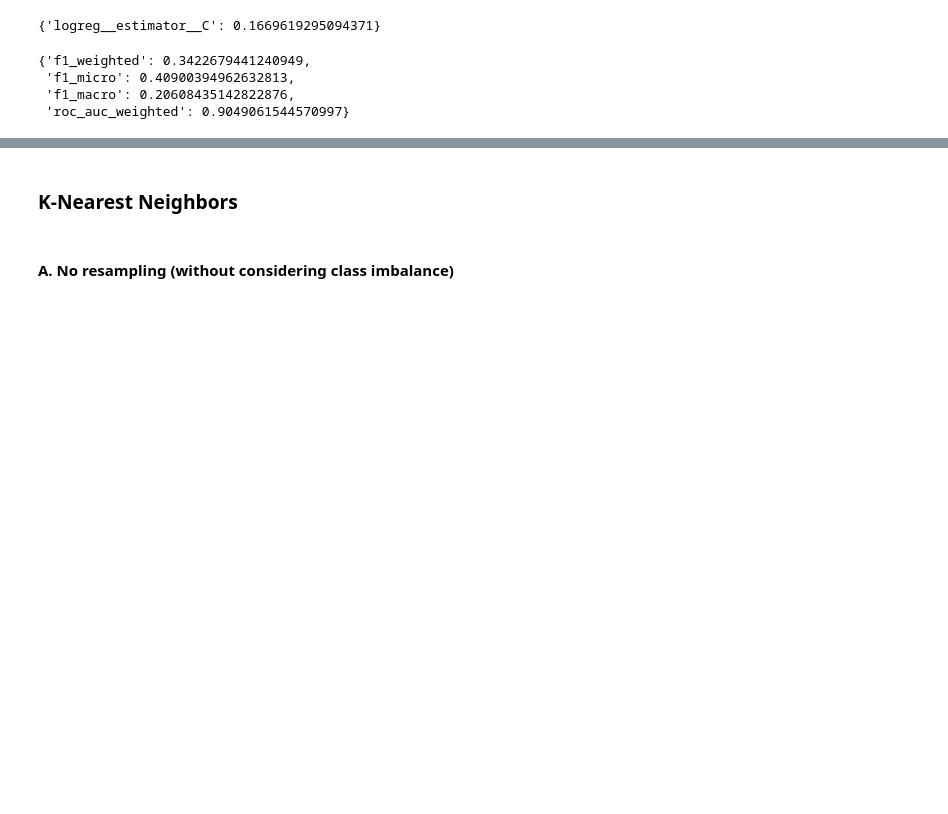
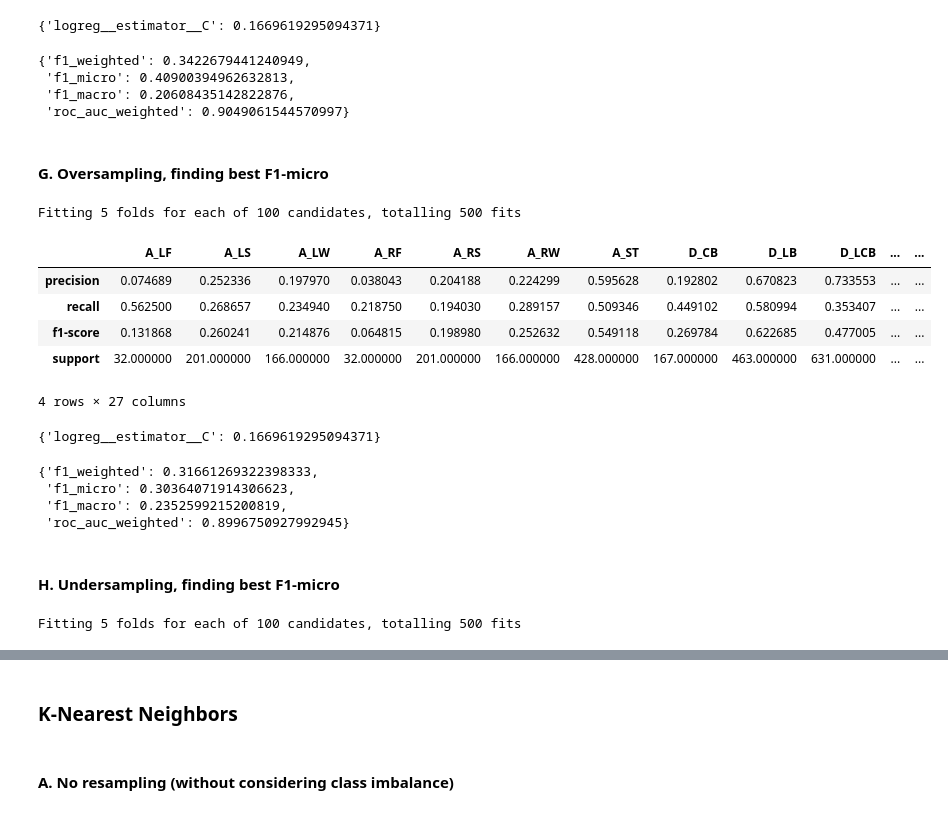
Before and after one commit to simonvellin/football_position_prediction, a Jupyter notebook: pablo/3_feature_selection_and_evaluation.ipynb, the cells around one changed output, grey strips where cells are left out. Saved outputs shown, nothing was run; the diff lists cells and outputs as text; code cells hidden in the pictures; blank space fills up the shorter version.

```diff
--- a/pablo/3_feature_selection_and_evaluation.ipynb
+++ b/pablo/3_feature_selection_and_evaluation.ipynb
@@ -493,7 +493,7 @@ def baseline_models(
     ]
 
     # We add standardization for certain models that benefit from it
-    if model == LogisticRegression or model == KNeighborsClassifier:
+    if model == LogisticRegression or model == KNeighborsClassifier or resampling_method == 'smote':
         num_prepr.append(("standardize", StandardScaler()))
 
     # For categorical variables, for now, we don't do anything (pass through)
@@ -615,20 +615,20 @@ def baseline_models(
             steps.append(('lgb',
                         model(
                             objective = 'multiclass',
-                            num_iterations = 100, # Number of boosting iterations (since LightGBM uses decision trees as the learners, this can also be thought of as “number of trees”. Same as n_estimators)
+                            n_estimators = 100, # Number of boosting iterations (since LightGBM uses decision trees as the learners, this can also be thought of as “number of trees”. Same as n_estimators)
                             max_depth = -1, # No limit max_depth (default), set to this value as LightGBM focuses on leaf-wise tree growth algorithm
                             subsample = 1.0,  # In each iteration, train with all the training instances (since we already do CV)
-                            device_type = 'cuda' # Change this parameter if no Nvidia GPU
+                            device_type = 'cpu', # Change this parameter if prefer CPU to run the algorithm over GPU (though, since the dataset is small, in this case CPU might perform better)
+                            verbosity = -1 # We disable all the information except for fatal messages
                     )))
             distributions = {
                 'lgb__boosting_type': ['gbdt', 'rf'], # 'gbdt': Gradient Boosting Decision Tree. For boosting with Random Forests: 'rf' instead.
-                'lgb__feature_fraction': uniform(loc = 0.5, scale = 1.0), # LightGBM will randomly select a subset of features on each iteration (tree) if feature_fraction is smaller than 1.0. Speeds up training and deals with overfitting
+                'lgb__feature_fraction': uniform(loc = 0.5, scale = 0.5), # LightGBM will randomly select a subset of features on each iteration (tree) if feature_fraction is smaller than 1.0. Speeds up training and deals with overfitting
                 'lgb__learning_rate': [0.01, 0.15, 0.3], # Lower values (e.g., 0.01) often yield better performance but require more iterations.
-                'lgb__min_child_samples': randint(low = 10, high = 50), # Higher values prevent overfitting by ensuring leaves have enough data.
+                'lgb__min_child_samples': randint(low = 5, high = 30), # Higher values prevent overfitting by ensuring leaves have enough data.
                 'lgb__min_split_gain': uniform(loc = 0.0, scale = 0.1), # Minimum loss reduction required to make a further partition on a leaf node of the tree.
-                'lgb__num_leaves': [20, 50, 100], # Larger values increase model complexity and the risk of overfitting.
+                'lgb__num_leaves': [15, 31, 63, 127], # Larger values increase model complexity and the risk of overfitting.
                 'lgb__reg_lambda': uniform(loc = 0.0, scale = 1.0) # Ridge regularization parameter (alpha, default is 0)
-
             }
 
         else:
@@ -953,3 +953,43 @@ best_scores_logreg_v2
  'f1_micro': 0.40900394962632813,
  'f1_macro': 0.20608435142822876,
  'roc_auc_weighted': 0.9049061544570997}
+# %% [markdown]
+#### G. Oversampling, finding best F1-micro
+# %%
+df_report_logreg_over2, best_params_logreg_over2, best_scores_logreg_over2 = baseline_models(
+    df = dfv1, numerical_features = numerical_features, categorical_features = categorical_features,
+    model = LogisticRegression, target = 'position_grouped', n_hyper_comb = 100, num_imputer = "median",
+    goalkeeper_label = "G_GK", refit_score = 'f1_micro', resampling_method = 'oversample'
+    )
+# %% [output]
+Fitting 5 folds for each of 100 candidates, totalling 500 fits
+# %%
+df_report_logreg_over2
+# %% [output]
+|  | A_LF | A_LS | A_LW | A_RF | A_RS | A_RW | A_ST | D_CB | D_LB | D_LCB | ... | ... |
+| precision | 0.074689 | 0.252336 | 0.197970 | 0.038043 | 0.204188 | 0.224299 | 0.595628 | 0.192802 | 0.670823 | 0.733553 | ... | ... |
+| recall | 0.562500 | 0.268657 | 0.234940 | 0.218750 | 0.194030 | 0.289157 | 0.509346 | 0.449102 | 0.580994 | 0.353407 | ... | ... |
+| f1-score | 0.131868 | 0.260241 | 0.214876 | 0.064815 | 0.198980 | 0.252632 | 0.549118 | 0.269784 | 0.622685 | 0.477005 | ... | ... |
+| support | 32.000000 | 201.000000 | 166.000000 | 32.000000 | 201.000000 | 166.000000 | 428.000000 | 167.000000 | 463.000000 | 631.000000 | ... | ... |
+4 rows × 27 columns
+# %%
+best_params_logreg_over2
+# %% [output]
+{'logreg__estimator__C': 0.1669619295094371}
+# %%
+best_scores_logreg_over2
+# %% [output]
+{'f1_weighted': 0.31661269322398333,
+ 'f1_micro': 0.30364071914306623,
+ 'f1_macro': 0.2352599215200819,
+ 'roc_auc_weighted': 0.8996750927992945}
+# %% [markdown]
+#### H. Undersampling, finding best F1-micro
+# %%
+df_report_logreg_under2, best_params_logreg_under2, best_scores_logreg_under2 = baseline_models(
+    df = dfv1, numerical_features = numerical_features, categorical_features = categorical_features,
+    model = LogisticRegression, target = 'position_grouped', n_hyper_comb = 100, num_imputer = "median",
+    goalkeeper_label = "G_GK", refit_score = 'f1_micro', resampling_method = 'undersample'
+    )
+# %% [output]
+Fitting 5 folds for each of 100 candidates, totalling 500 fits
```
Also changed, not shown: parts of 32 cells of this notebook, 3 other files.
